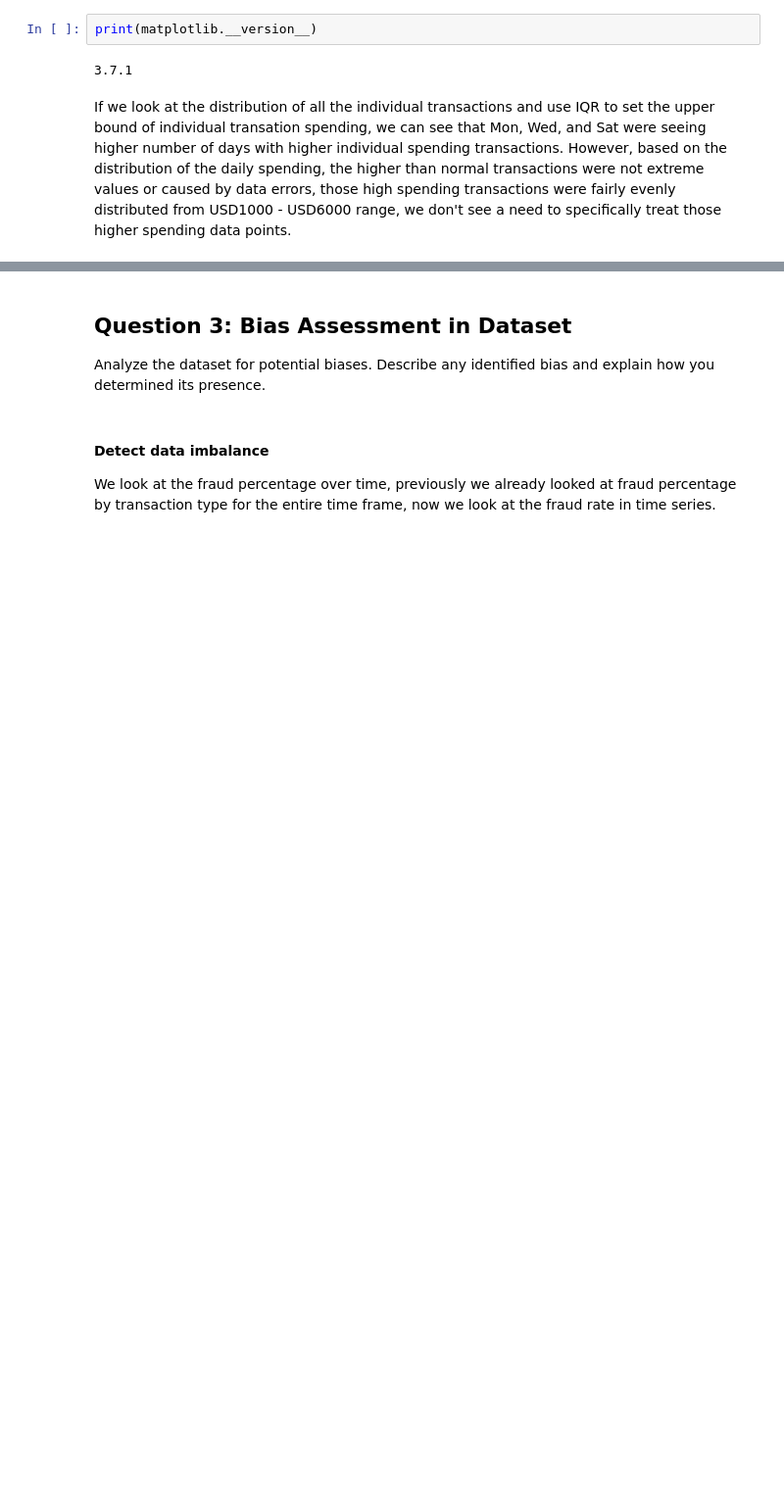
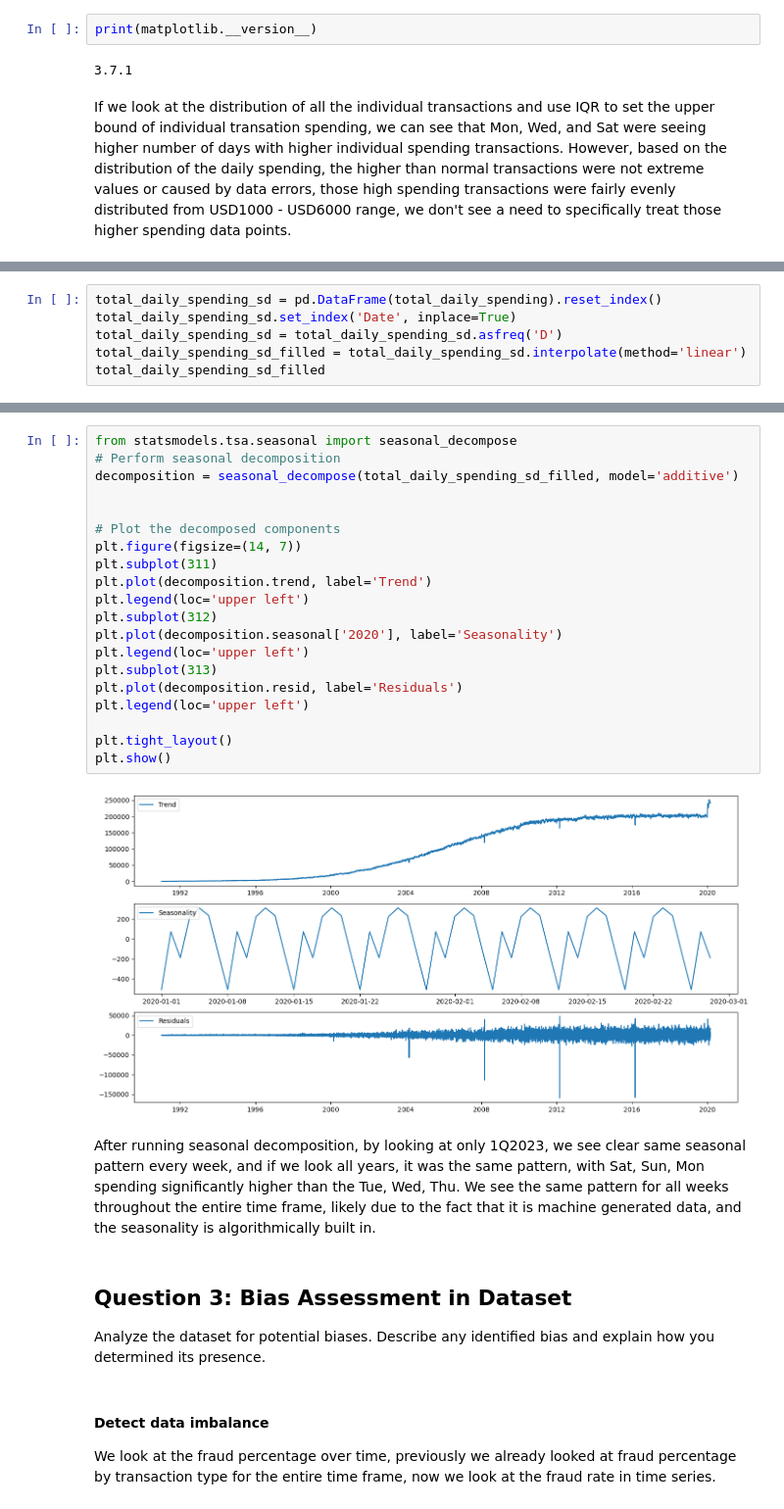
Before and after one commit to jedi0829/credit-card-fraud-detection, a Jupyter notebook: credit_card_fraud_analysis_Chang_Liu.ipynb, the cells around one changed output, grey strips where cells are left out. Shown at 98% size. Cells and saved outputs as stored; diff of their text form; blank space fills up the shorter version.

```diff
--- a/credit_card_fraud_analysis_Chang_Liu.ipynb
+++ b/credit_card_fraud_analysis_Chang_Liu.ipynb
@@ -969,0 +973,6 @@ If we look at the distribution of all the individual transactions and use IQR to
+# %%
+total_daily_spending_sd = pd.DataFrame(total_daily_spending).reset_index()
+total_daily_spending_sd.set_index('Date', inplace=True)
+total_daily_spending_sd = total_daily_spending_sd.asfreq('D')
+total_daily_spending_sd_filled = total_daily_spending_sd.interpolate(method='linear')
+total_daily_spending_sd_filled
@@ -970,3 +994,27 @@ If we look at the distribution of all the individual transactions and use IQR to
+# %%
+from statsmodels.tsa.seasonal import seasonal_decompose
+# Perform seasonal decomposition
+decomposition = seasonal_decompose(total_daily_spending_sd_filled, model='additive')
+
+
+# Plot the decomposed components
+plt.figure(figsize=(14, 7))
+plt.subplot(311)
+plt.plot(decomposition.trend, label='Trend')
+plt.legend(loc='upper left')
+plt.subplot(312)
+plt.plot(decomposition.seasonal['2020'], label='Seasonality')
+plt.legend(loc='upper left')
+plt.subplot(313)
+plt.plot(decomposition.resid, label='Residuals')
+plt.legend(loc='upper left')
+
+plt.tight_layout()
+plt.show()
+# %% [output]
+[figure, added]
+# %% [markdown]
+After running seasonal decomposition, by looking at only 1Q2023, we see clear same seasonal pattern every week, and if we look all years, it was the same pattern, with Sat, Sun, Mon spending significantly higher than the Tue, Wed, Thu. We see the same pattern for all weeks throughout the entire time frame, likely due to the fact that it is machine generated data, and the seasonality is algorithmically built in.
 # %% [markdown]
 ## Question 3: Bias Assessment in Dataset
 Analyze the dataset for potential biases. Describe any identified bias and explain how you determined its presence.
```
Also changed, not shown: parts of 7 cells of this notebook.
